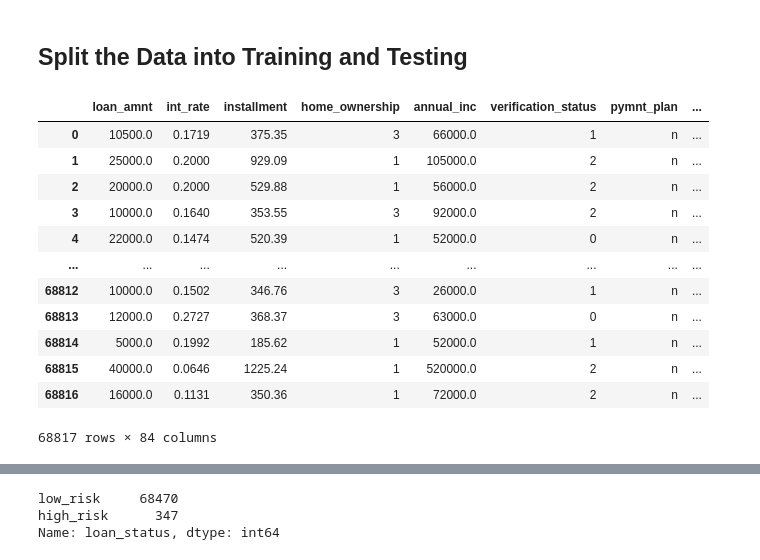
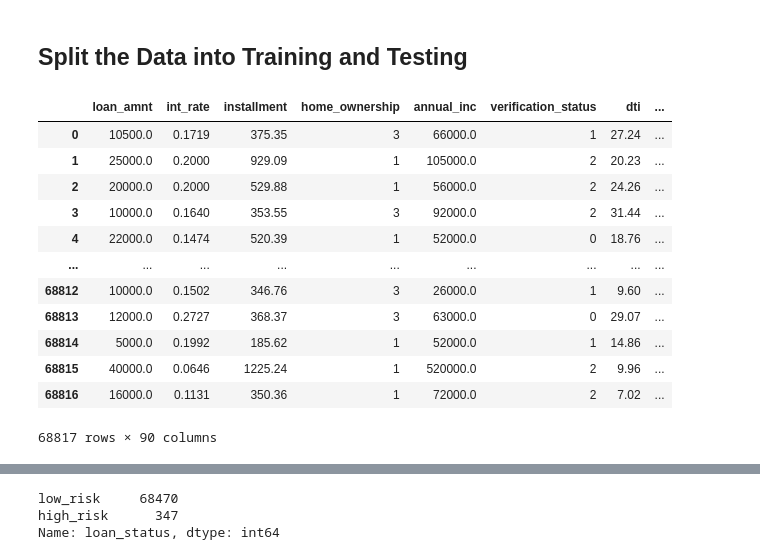
Before and after one commit to globalproweb/Risky-Business, a Jupyter notebook: Starter_Code/credit_risk_ensemble.ipynb, the cells around one changed output, grey strips where cells are left out. Saved outputs shown, nothing was run; the diff lists cells and outputs as text; code cells hidden in the pictures.

```diff
--- a/Starter_Code/credit_risk_ensemble.ipynb
+++ b/Starter_Code/credit_risk_ensemble.ipynb
@@ -105,25 +105,27 @@ df.head()
 ## Split the Data into Training and Testing
 # %%
 # Create our features
-X= df.drop(columns=["loan_status", "issue_d"])
+X= df.drop(columns= 'loan_status', axis =1)
+
+X = pd.get_dummies(X)
 
 # Create our target
 y=df["loan_status"]
 X
 # %% [output]
-|  | loan_amnt | int_rate | installment | home_ownership | annual_inc | verification_status | pymnt_plan | ... |
-| 0 | 10500.0 | 0.1719 | 375.35 | 3 | 66000.0 | 1 | n | ... |
-| 1 | 25000.0 | 0.2000 | 929.09 | 1 | 105000.0 | 2 | n | ... |
-| 2 | 20000.0 | 0.2000 | 529.88 | 1 | 56000.0 | 2 | n | ... |
-| 3 | 10000.0 | 0.1640 | 353.55 | 3 | 92000.0 | 2 | n | ... |
-| 4 | 22000.0 | 0.1474 | 520.39 | 1 | 52000.0 | 0 | n | ... |
+|  | loan_amnt | int_rate | installment | home_ownership | annual_inc | verification_status | dti | ... |
+| 0 | 10500.0 | 0.1719 | 375.35 | 3 | 66000.0 | 1 | 27.24 | ... |
+| 1 | 25000.0 | 0.2000 | 929.09 | 1 | 105000.0 | 2 | 20.23 | ... |
+| 2 | 20000.0 | 0.2000 | 529.88 | 1 | 56000.0 | 2 | 24.26 | ... |
+| 3 | 10000.0 | 0.1640 | 353.55 | 3 | 92000.0 | 2 | 31.44 | ... |
+| 4 | 22000.0 | 0.1474 | 520.39 | 1 | 52000.0 | 0 | 18.76 | ... |
 | ... | ... | ... | ... | ... | ... | ... | ... | ... |
-| 68812 | 10000.0 | 0.1502 | 346.76 | 3 | 26000.0 | 1 | n | ... |
-| 68813 | 12000.0 | 0.2727 | 368.37 | 3 | 63000.0 | 0 | n | ... |
-| 68814 | 5000.0 | 0.1992 | 185.62 | 1 | 52000.0 | 1 | n | ... |
-| 68815 | 40000.0 | 0.0646 | 1225.24 | 1 | 520000.0 | 2 | n | ... |
-| 68816 | 16000.0 | 0.1131 | 350.36 | 1 | 72000.0 | 2 | n | ... |
+| 68812 | 10000.0 | 0.1502 | 346.76 | 3 | 26000.0 | 1 | 9.60 | ... |
+| 68813 | 12000.0 | 0.2727 | 368.37 | 3 | 63000.0 | 0 | 29.07 | ... |
+| 68814 | 5000.0 | 0.1992 | 185.62 | 1 | 52000.0 | 1 | 14.86 | ... |
+| 68815 | 40000.0 | 0.0646 | 1225.24 | 1 | 520000.0 | 2 | 9.96 | ... |
+| 68816 | 16000.0 | 0.1131 | 350.36 | 1 | 72000.0 | 2 | 7.02 | ... |
-68817 rows × 84 columns
+68817 rows × 90 columns
 # %%
 X.describe()
 # %% [output]
```
Also changed, not shown: parts of 18 cells of this notebook.
